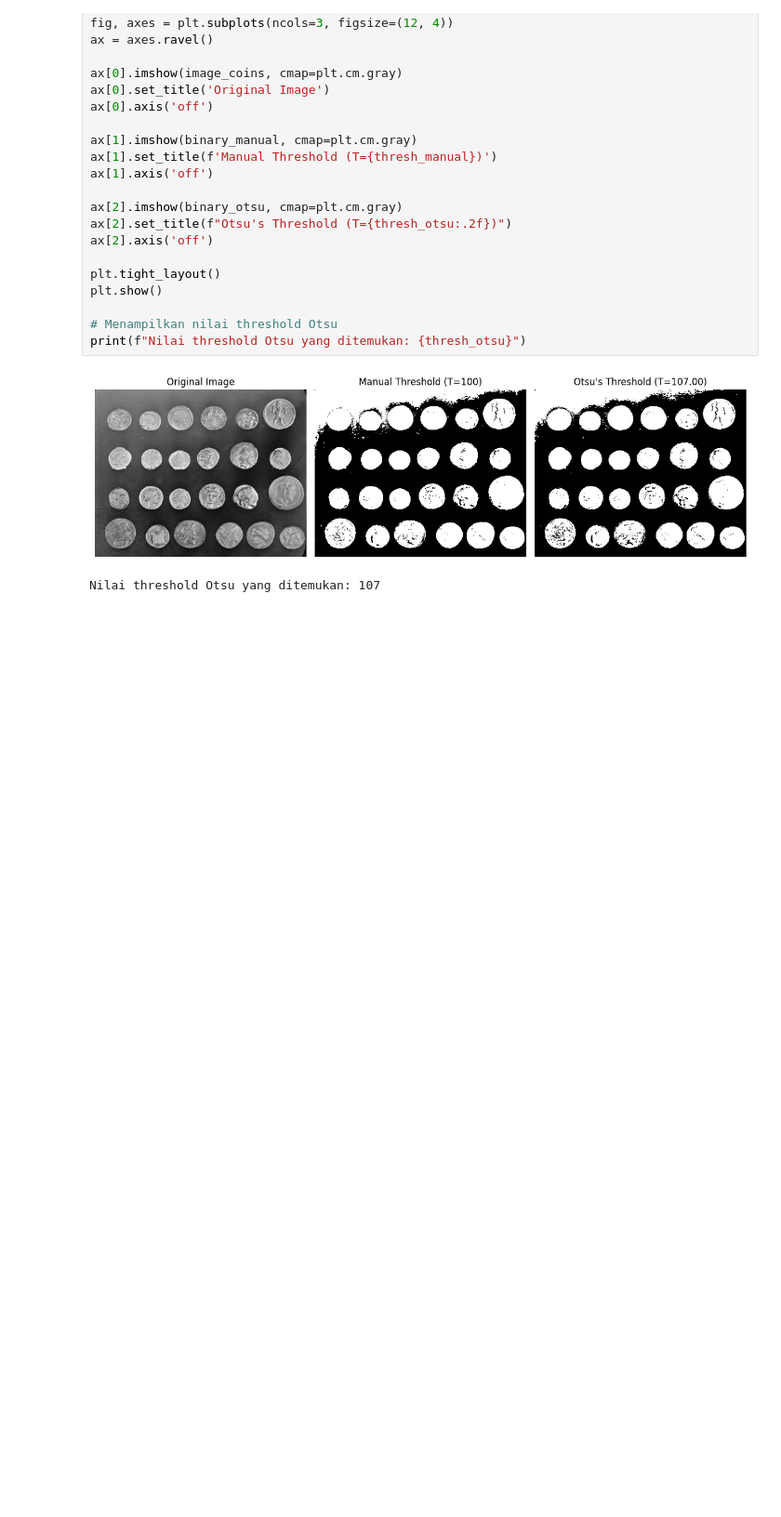
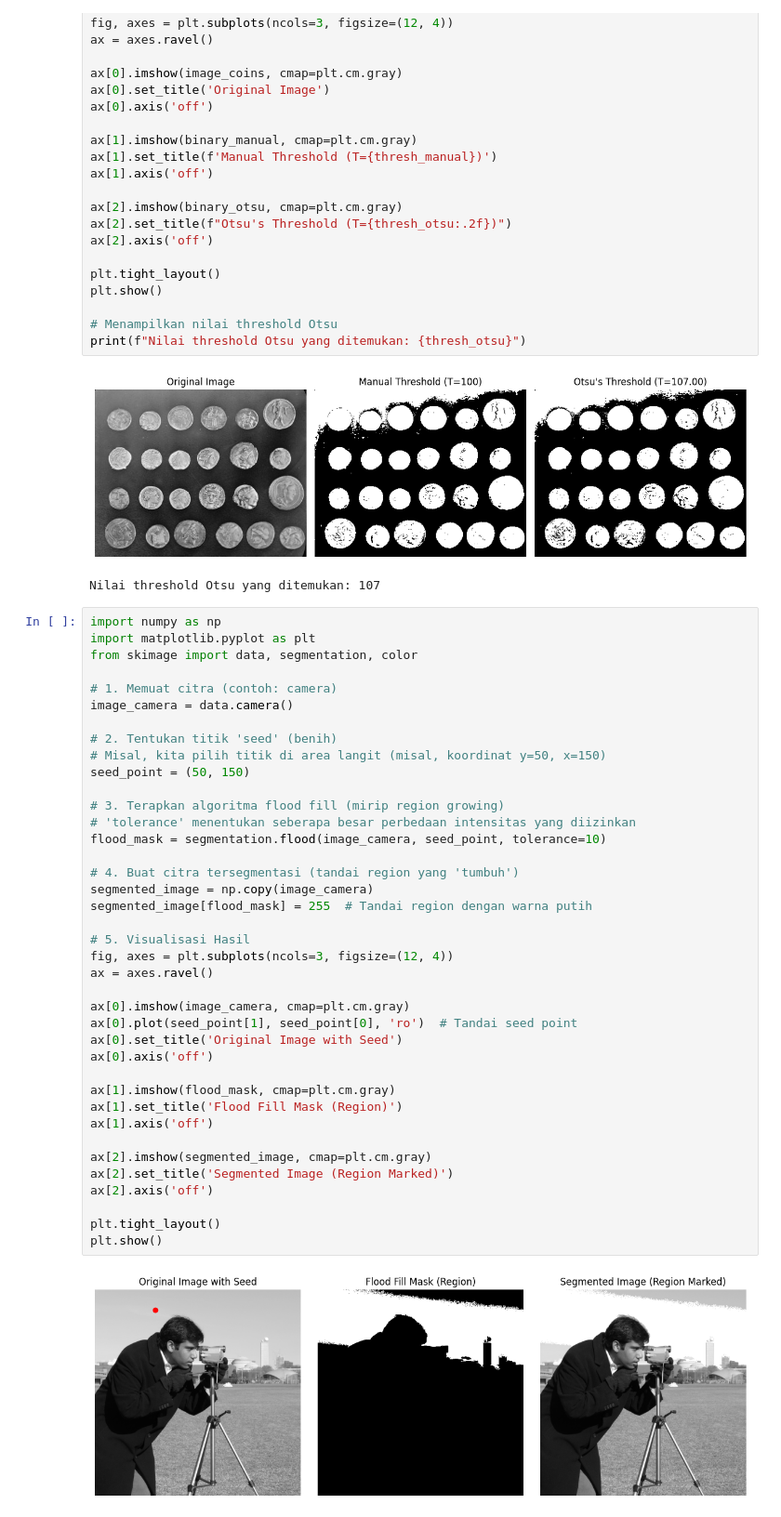
Before and after one commit to RafiArthayana/2025_Pengolahan_Citra_TI-2A, a Jupyter notebook: Jobsheet04_Pengolahan_Citra.ipynb, the cells around one changed output. Shown: that part at 93% size. Saved outputs shown, nothing was run; the diff lists cells and outputs as text; blank space fills up the shorter version.

```diff
--- a/Jobsheet04_Pengolahan_Citra.ipynb
+++ b/Jobsheet04_Pengolahan_Citra.ipynb
@@ -41,3 +41,44 @@ print(f"Nilai threshold Otsu yang ditemukan: {thresh_otsu}")
 # %% [output]
 [figure]
 Nilai threshold Otsu yang ditemukan: 107
+# %%
+import numpy as np
+import matplotlib.pyplot as plt
+from skimage import data, segmentation, color
+
+# 1. Memuat citra (contoh: camera)
+image_camera = data.camera()
+
+# 2. Tentukan titik 'seed' (benih)
+# Misal, kita pilih titik di area langit (misal, koordinat y=50, x=150)
+seed_point = (50, 150)
+
+# 3. Terapkan algoritma flood fill (mirip region growing)
+# 'tolerance' menentukan seberapa besar perbedaan intensitas yang diizinkan
+flood_mask = segmentation.flood(image_camera, seed_point, tolerance=10)
+
+# 4. Buat citra tersegmentasi (tandai region yang 'tumbuh')
+segmented_image = np.copy(image_camera)
+segmented_image[flood_mask] = 255  # Tandai region dengan warna putih
+
+# 5. Visualisasi Hasil
+fig, axes = plt.subplots(ncols=3, figsize=(12, 4))
+ax = axes.ravel()
+
+ax[0].imshow(image_camera, cmap=plt.cm.gray)
+ax[0].plot(seed_point[1], seed_point[0], 'ro')  # Tandai seed point
+ax[0].set_title('Original Image with Seed')
+ax[0].axis('off')
+
+ax[1].imshow(flood_mask, cmap=plt.cm.gray)
+ax[1].set_title('Flood Fill Mask (Region)')
+ax[1].axis('off')
+
+ax[2].imshow(segmented_image, cmap=plt.cm.gray)
+ax[2].set_title('Segmented Image (Region Marked)')
+ax[2].axis('off')
+
+plt.tight_layout()
+plt.show()
+# %% [output]
+[figure, added]
```
